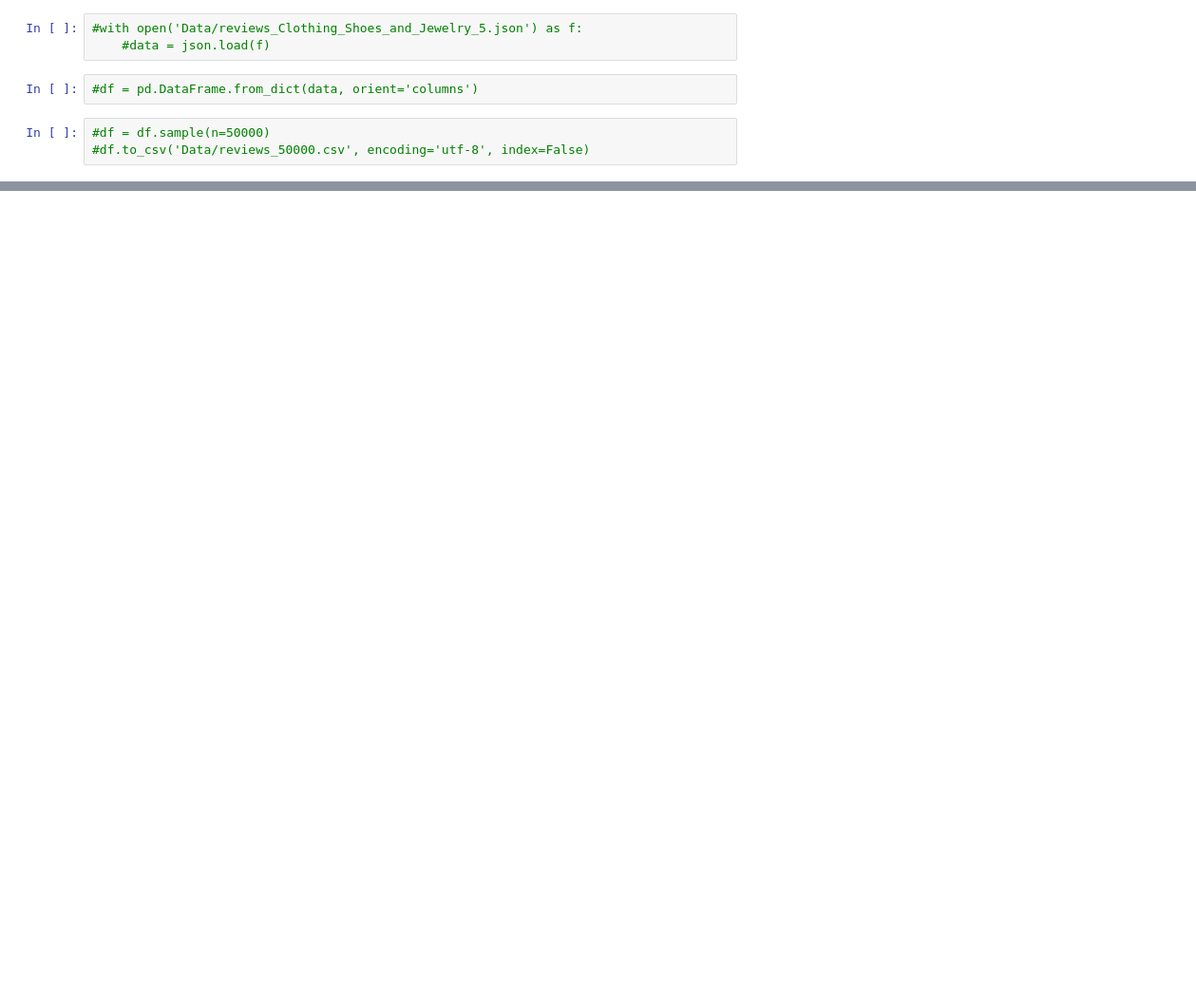
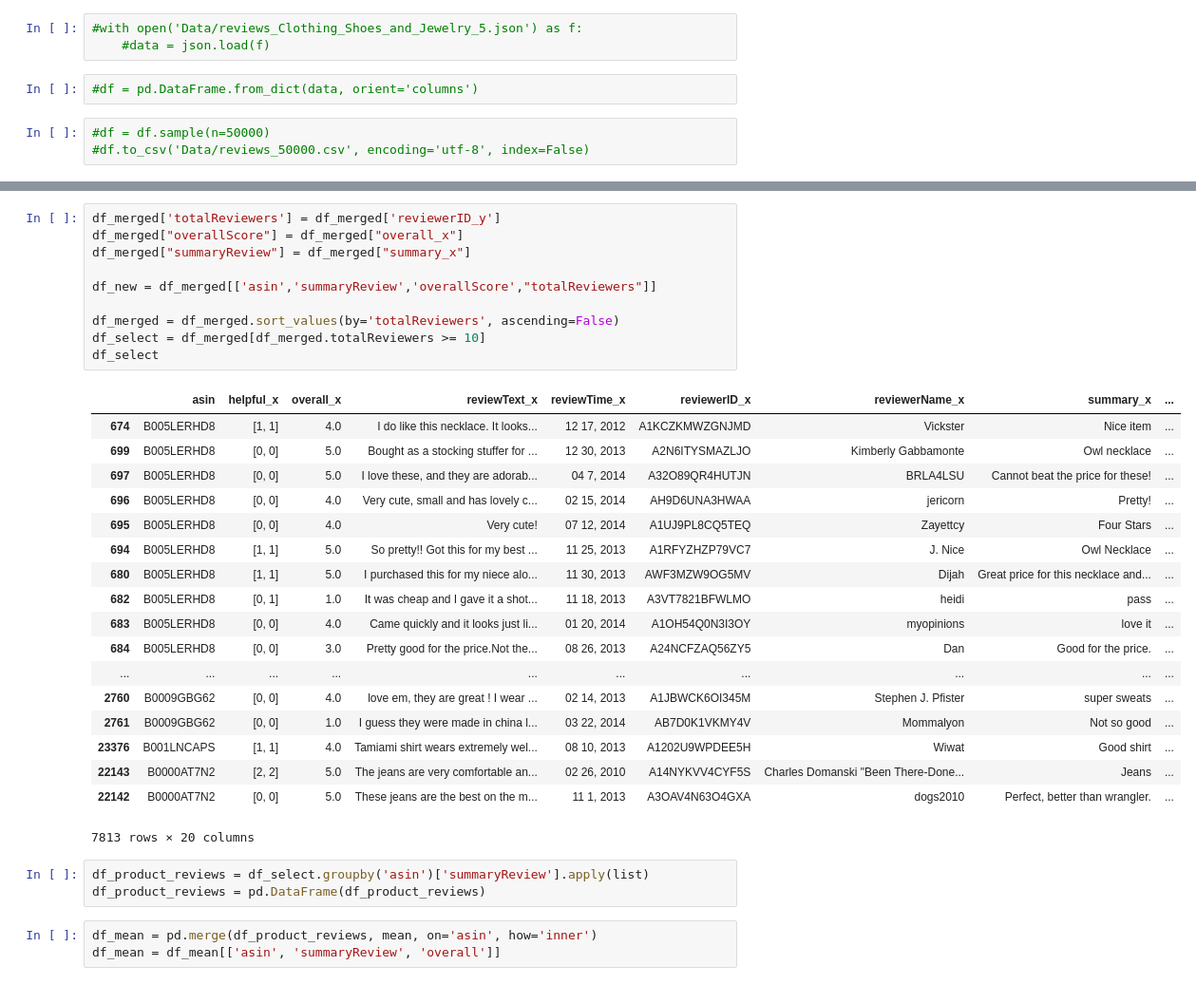
Before and after one commit to rpss2/MineracaoWebProject, a Jupyter notebook: Project.ipynb, the cells around one changed output, grey strips where cells are left out. Shown: that part at 95% size. Saved outputs shown, nothing was run; the diff lists cells and outputs as text; blank space fills up the shorter version.

Commit message:
preprocessing data and starting recommendation with knn

```diff
--- a/Project.ipynb
+++ b/Project.ipynb
@@ -35,0 +42,35 @@ helpful
+# %%
+df_merged['totalReviewers'] = df_merged['reviewerID_y']
+df_merged["overallScore"] = df_merged["overall_x"]
+df_merged["summaryReview"] = df_merged["summary_x"]
+
+df_new = df_merged[['asin','summaryReview','overallScore',"totalReviewers"]]
+
+df_merged = df_merged.sort_values(by='totalReviewers', ascending=False)
+df_select = df_merged[df_merged.totalReviewers >= 10]
+df_select
+# %% [output]
+|  | asin | helpful_x | overall_x | reviewText_x | reviewTime_x | reviewerID_x | reviewerName_x | summary_x | ... |
+| 674 | B005LERHD8 | [1, 1] | 4.0 | I do like this necklace. It looks... | 12 17, 2012 | A1KCZKMWZGNJMD | Vickster | Nice item | ... |
+| 699 | B005LERHD8 | [0, 0] | 5.0 | Bought as a stocking stuffer for ... | 12 30, 2013 | A2N6ITYSMAZLJO | Kimberly Gabbamonte | Owl necklace | ... |
+| 697 | B005LERHD8 | [0, 0] | 5.0 | I love these, and they are adorab... | 04 7, 2014 | A32O89QR4HUTJN | BRLA4LSU | Cannot beat the price for these! | ... |
+| 696 | B005LERHD8 | [0, 0] | 4.0 | Very cute, small and has lovely c... | 02 15, 2014 | AH9D6UNA3HWAA | jericorn | Pretty! | ... |
+| 695 | B005LERHD8 | [0, 0] | 4.0 | Very cute! | 07 12, 2014 | A1UJ9PL8CQ5TEQ | Zayettcy | Four Stars | ... |
+| 694 | B005LERHD8 | [1, 1] | 5.0 | So pretty!! Got this for my best ... | 11 25, 2013 | A1RFYZHZP79VC7 | J. Nice | Owl Necklace | ... |
+| 680 | B005LERHD8 | [1, 1] | 5.0 | I purchased this for my niece alo... | 11 30, 2013 | AWF3MZW9OG5MV | Dijah | Great price for this necklace and... | ... |
+| 682 | B005LERHD8 | [0, 1] | 1.0 | It was cheap and I gave it a shot... | 11 18, 2013 | A3VT7821BFWLMO | heidi | pass | ... |
+| 683 | B005LERHD8 | [0, 0] | 4.0 | Came quickly and it looks just li... | 01 20, 2014 | A1OH54Q0N3I3OY | myopinions | love it | ... |
+| 684 | B005LERHD8 | [0, 0] | 3.0 | Pretty good for the price.Not the... | 08 26, 2013 | A24NCFZAQ56ZY5 | Dan | Good for the price. | ... |
+| ... | ... | ... | ... | ... | ... | ... | ... | ... | ... |
+| 2760 | B0009GBG62 | [0, 0] | 4.0 | love em, they are great ! I wear ... | 02 14, 2013 | A1JBWCK6OI345M | Stephen J. Pfister | super sweats | ... |
+| 2761 | B0009GBG62 | [0, 0] | 1.0 | I guess they were made in china l... | 03 22, 2014 | AB7D0K1VKMY4V | Mommalyon | Not so good | ... |
+| 23376 | B001LNCAPS | [1, 1] | 4.0 | Tamiami shirt wears extremely wel... | 08 10, 2013 | A1202U9WPDEE5H | Wiwat | Good shirt | ... |
+| 22143 | B0000AT7N2 | [2, 2] | 5.0 | The jeans are very comfortable an... | 02 26, 2010 | A14NYKVV4CYF5S | Charles Domanski "Been There-Done... | Jeans | ... |
+| 22142 | B0000AT7N2 | [0, 0] | 5.0 | These jeans are the best on the m... | 11 1, 2013 | A3OAV4N63O4GXA | dogs2010 | Perfect, better than wrangler. | ... |
+7813 rows × 20 columns
+# %%
+df_product_reviews = df_select.groupby('asin')['summaryReview'].apply(list)
+df_product_reviews = pd.DataFrame(df_product_reviews)
+# %%
+df_mean = pd.merge(df_product_reviews, mean, on='asin', how='inner')
+df_mean = df_mean[['asin', 'summaryReview', 'overall']]
```
Also changed, not shown: parts of 10 cells of this notebook.
